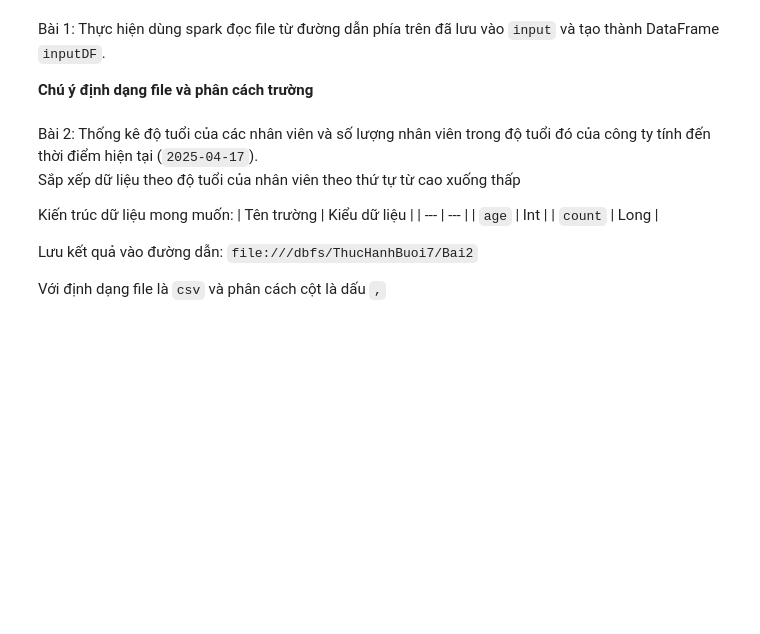
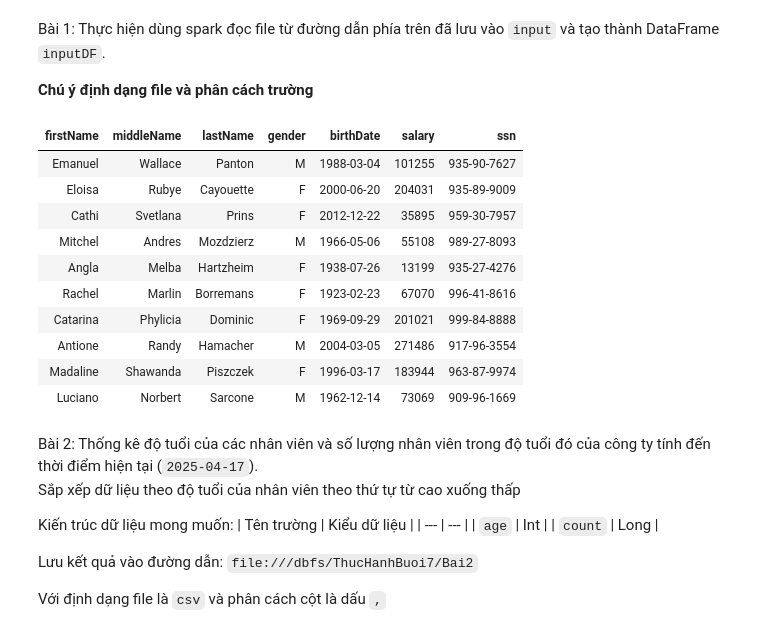
Before and after one commit to LeeAnh836/spark-data-processing, a Jupyter notebook: TH7_WriteFile.ipynb, the cells around one changed output. Saved outputs shown, nothing was run; the diff lists cells and outputs as text; code cells hidden in the pictures; blank space fills up the shorter version.

```diff
--- a/TH7_WriteFile.ipynb
+++ b/TH7_WriteFile.ipynb
@@ -33,3 +37,18 @@ val inputDF =
+# %%
+val inputDF = spark.read.option("header", "true").option("sep", ":").option("inferSchema", "true").csv(input)
+display(inputDF.limit(10))
+# %% [output]
+| firstName | middleName | lastName | gender | birthDate | salary | ssn |
+| Emanuel | Wallace | Panton | M | 1988-03-04 | 101255 | 935-90-7627 |
+| Eloisa | Rubye | Cayouette | F | 2000-06-20 | 204031 | 935-89-9009 |
+| Cathi | Svetlana | Prins | F | 2012-12-22 | 35895 | 959-30-7957 |
+| Mitchel | Andres | Mozdzierz | M | 1966-05-06 | 55108 | 989-27-8093 |
+| Angla | Melba | Hartzheim | F | 1938-07-26 | 13199 | 935-27-4276 |
+| Rachel | Marlin | Borremans | F | 1923-02-23 | 67070 | 996-41-8616 |
+| Catarina | Phylicia | Dominic | F | 1969-09-29 | 201021 | 999-84-8888 |
+| Antione | Randy | Hamacher | M | 2004-03-05 | 271486 | 917-96-3554 |
+| Madaline | Shawanda | Piszczek | F | 1996-03-17 | 183944 | 963-87-9974 |
+| Luciano | Norbert | Sarcone | M | 1962-12-14 | 73069 | 909-96-1669 |
 # %% [markdown]
 Bài 2: Thống kê độ tuổi của các nhân viên và số lượng nhân viên trong độ tuổi đó của công ty tính đến thời điểm hiện tại (`2025-04-17`). \
 Sắp xếp dữ liệu theo độ tuổi của nhân viên theo thứ tự từ cao xuống thấp
```
Also changed, not shown: parts of 18 cells of this notebook.
